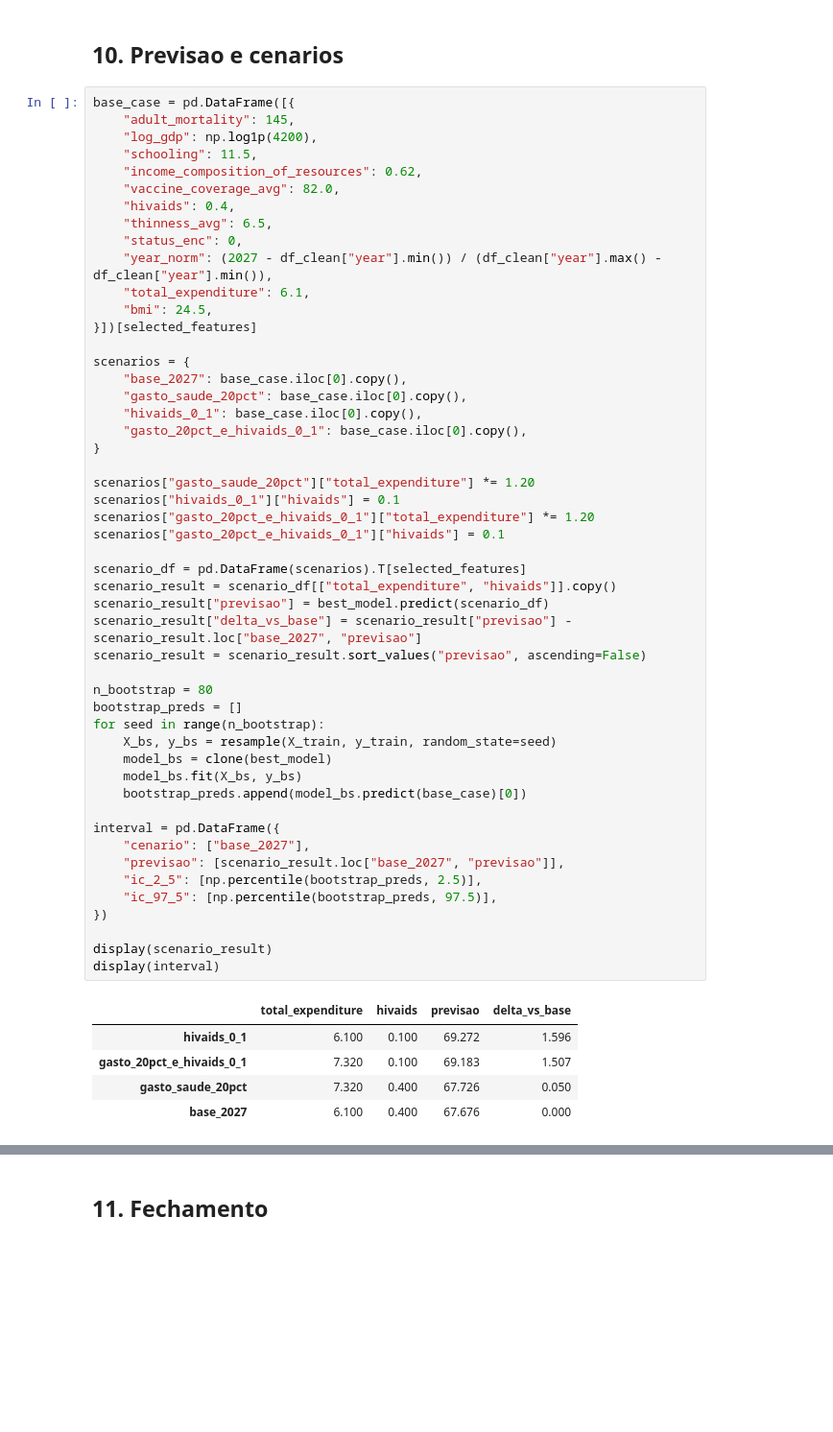
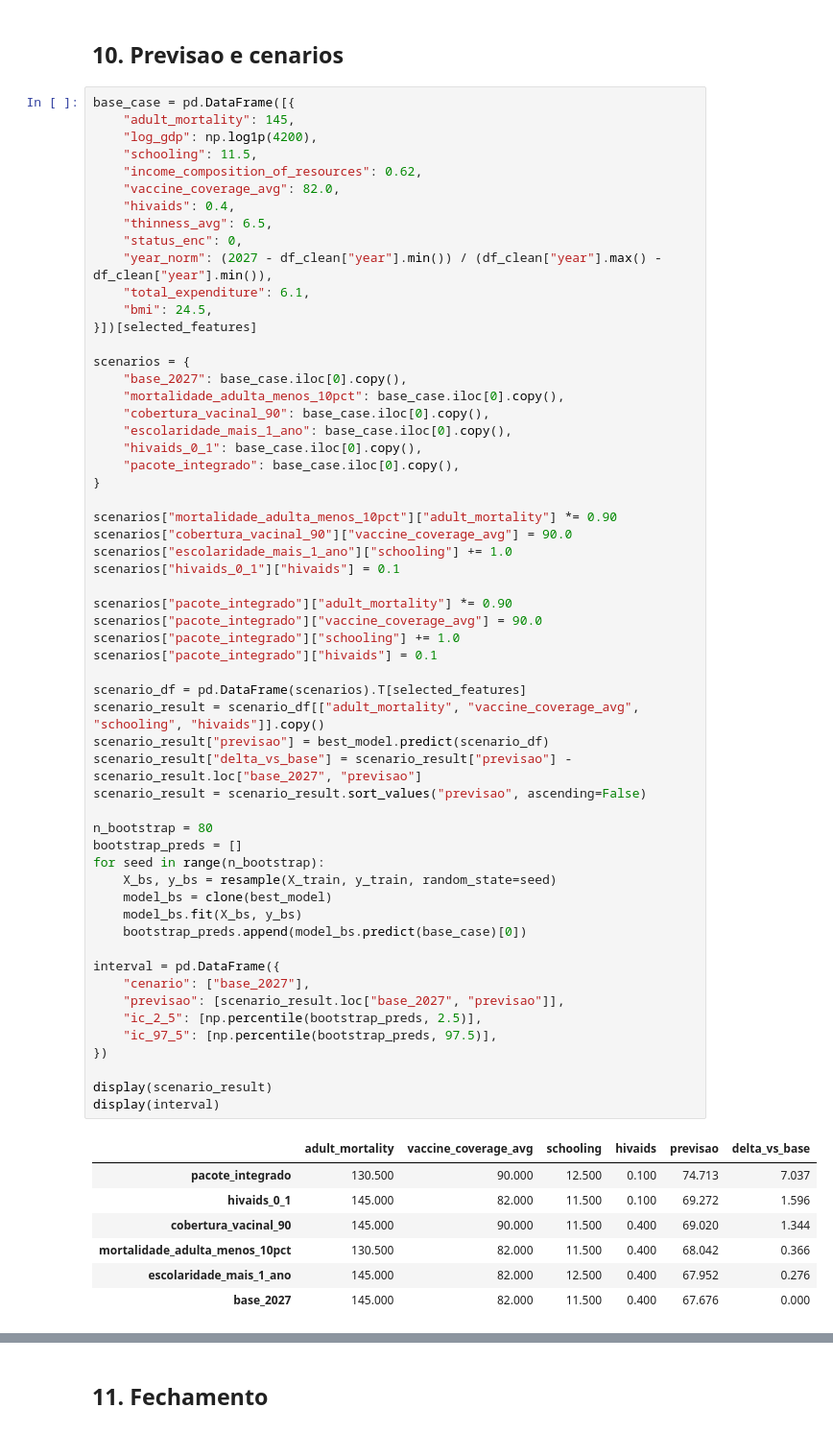
Before and after one commit to jaimejrs/life_expectancy_project, a Jupyter notebook: life_expectancy_project.ipynb, the cells around one changed output, grey strips where cells are left out. Shown at 96% size. Saved outputs shown, nothing was run; the diff lists cells and outputs as text; blank space fills up the shorter version.

```diff
--- a/life_expectancy_project.ipynb
+++ b/life_expectancy_project.ipynb
@@ -675,45 +899,54 @@ base_case = pd.DataFrame([{
 
 scenarios = {
     "base_2027": base_case.iloc[0].copy(),
-    "gasto_saude_20pct": base_case.iloc[0].copy(),
+    "mortalidade_adulta_menos_10pct": base_case.iloc[0].copy(),
+    "cobertura_vacinal_90": base_case.iloc[0].copy(),
+    "escolaridade_mais_1_ano": base_case.iloc[0].copy(),
     "hivaids_0_1": base_case.iloc[0].copy(),
-    "gasto_20pct_e_hivaids_0_1": base_case.iloc[0].copy(),
+    "pacote_integrado": base_case.iloc[0].copy(),
 }
 
-scenarios["gasto_saude_20pct"]["total_expenditure"] *= 1.20
+scenarios["mortalidade_adulta_menos_10pct"]["adult_mortality"] *= 0.90
+scenarios["cobertura_vacinal_90"]["vaccine_coverage_avg"] = 90.0
+scenarios["escolaridade_mais_1_ano"]["schooling"] += 1.0
 scenarios["hivaids_0_1"]["hivaids"] = 0.1
-scenarios["gasto_20pct_e_hivaids_0_1"]["total_expenditure"] *= 1.20
-scenarios["gasto_20pct_e_hivaids_0_1"]["hivaids"] = 0.1
+
+scenarios["pacote_integrado"]["adult_mortality"] *= 0.90
+scenarios["pacote_integrado"]["vaccine_coverage_avg"] = 90.0
+scenarios["pacote_integrado"]["schooling"] += 1.0
+scenarios["pacote_integrado"]["hivaids"] = 0.1
 
 scenario_df = pd.DataFrame(scenarios).T[selected_features]
-scenario_result = scenario_df[["total_expenditure", "hivaids"]].copy()
+scenario_result = scenario_df[["adult_mortality", "vaccine_coverage_avg", "schooling", "hivaids"]].copy()
 scenario_result["previsao"] = best_model.predict(scenario_df)
 scenario_result["delta_vs_base"] = scenario_result["previsao"] - scenario_result.loc["base_2027", "previsao"]
 scenario_result = scenario_result.sort_values("previsao", ascending=False)
 
 n_bootstrap = 80
 bootstrap_preds = []
 for seed in range(n_bootstrap):
     X_bs, y_bs = resample(X_train, y_train, random_state=seed)
     model_bs = clone(best_model)
     model_bs.fit(X_bs, y_bs)
     bootstrap_preds.append(model_bs.predict(base_case)[0])
 
 interval = pd.DataFrame({
     "cenario": ["base_2027"],
     "previsao": [scenario_result.loc["base_2027", "previsao"]],
     "ic_2_5": [np.percentile(bootstrap_preds, 2.5)],
     "ic_97_5": [np.percentile(bootstrap_preds, 97.5)],
 })
 
 display(scenario_result)
 display(interval)
 # %% [output]
-|  | total_expenditure | hivaids | previsao | delta_vs_base |
-| hivaids_0_1 | 6.100 | 0.100 | 69.272 | 1.596 |
-| gasto_20pct_e_hivaids_0_1 | 7.320 | 0.100 | 69.183 | 1.507 |
-| gasto_saude_20pct | 7.320 | 0.400 | 67.726 | 0.050 |
-| base_2027 | 6.100 | 0.400 | 67.676 | 0.000 |
+|  | adult_mortality | vaccine_coverage_avg | schooling | hivaids | previsao | delta_vs_base |
+| pacote_integrado | 130.500 | 90.000 | 12.500 | 0.100 | 74.713 | 7.037 |
+| hivaids_0_1 | 145.000 | 82.000 | 11.500 | 0.100 | 69.272 | 1.596 |
+| cobertura_vacinal_90 | 145.000 | 90.000 | 11.500 | 0.400 | 69.020 | 1.344 |
+| mortalidade_adulta_menos_10pct | 130.500 | 82.000 | 11.500 | 0.400 | 68.042 | 0.366 |
+| escolaridade_mais_1_ano | 145.000 | 82.000 | 12.500 | 0.400 | 67.952 | 0.276 |
+| base_2027 | 145.000 | 82.000 | 11.500 | 0.400 | 67.676 | 0.000 |
 |  | cenario | previsao | ic_2_5 | ic_97_5 |
 | 0 | base_2027 | 67.676 | 65.045 | 70.710 |
 # %% [markdown]
```
Also changed, not shown: parts of 26 cells of this notebook, 4 other files.
